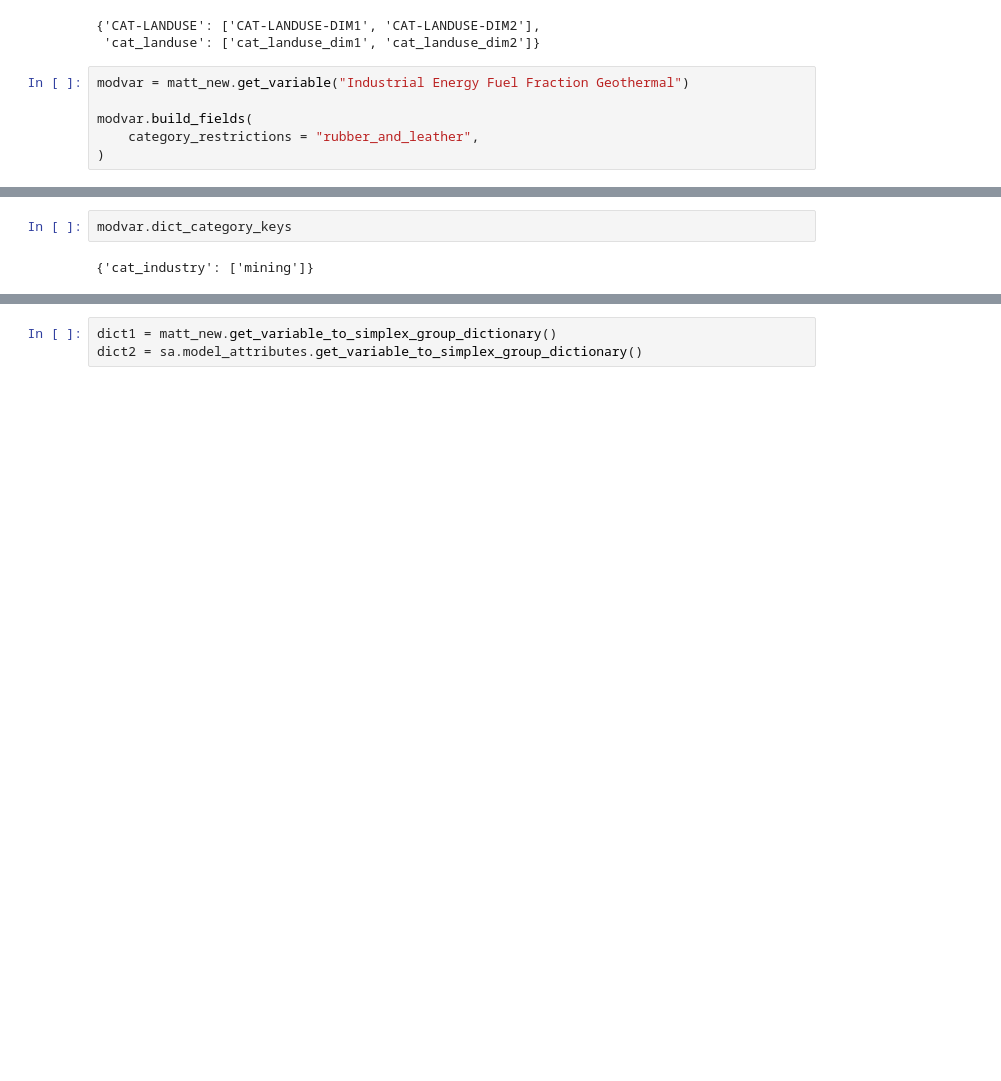
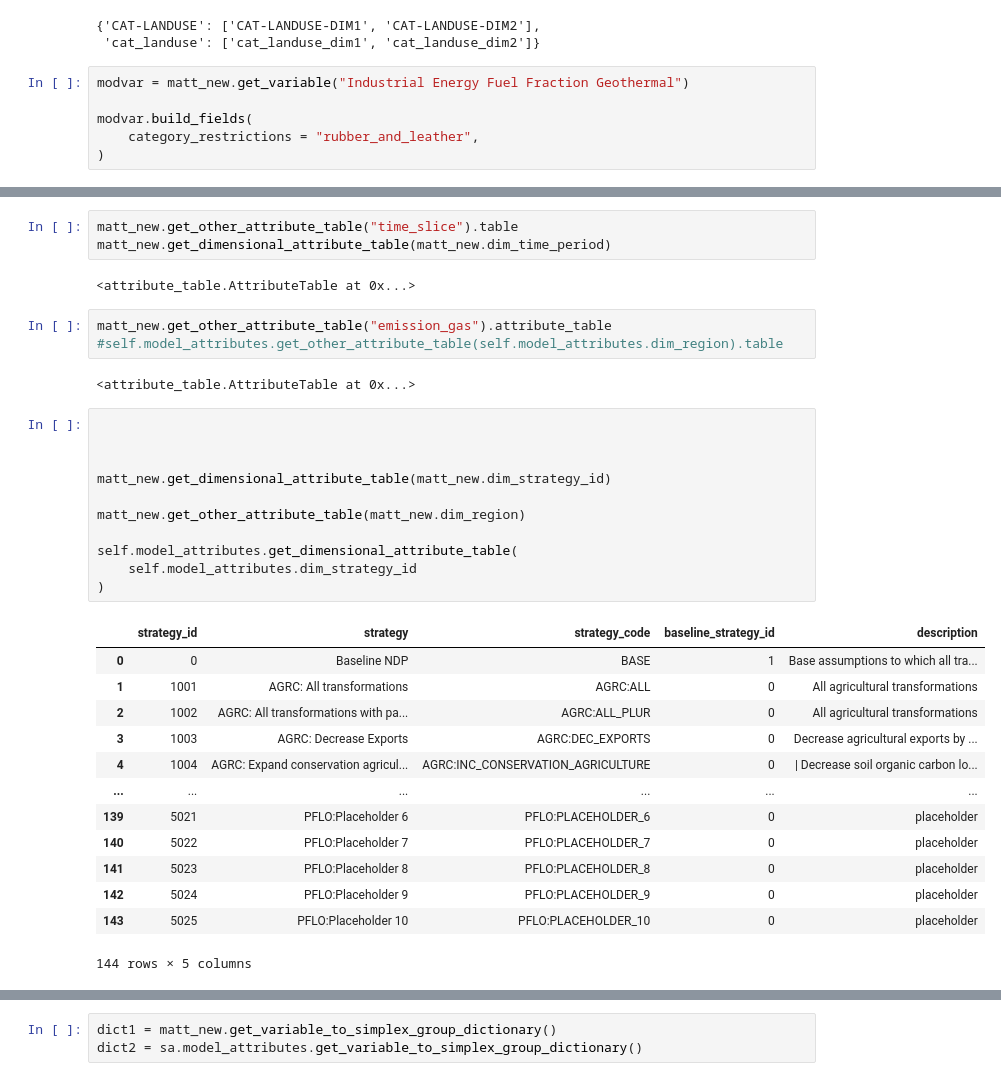
Before and after one commit to jcsyme/sisepuede, a Jupyter notebook: python/build_modvar_class.ipynb, the cells around one changed output, grey strips where cells are left out. Drawn from its saved outputs; the diff is of its cells as text; blank space fills up the shorter version.

```diff
--- a/python/build_modvar_class.ipynb
+++ b/python/build_modvar_class.ipynb
@@ -162,5 +168,36 @@ modvar.build_fields(
+# %%
+matt_new.get_other_attribute_table("time_slice").table
+matt_new.get_dimensional_attribute_table(matt_new.dim_time_period)
+# %% [output]
+<attribute_table.AttributeTable at 0x...>
 # %%
-modvar.dict_category_keys
+matt_new.get_other_attribute_table("emission_gas").attribute_table
+#self.model_attributes.get_other_attribute_table(self.model_attributes.dim_region).table
 # %% [output]
-{'cat_industry': ['mining']}
+<attribute_table.AttributeTable at 0x...>
+# %%
+
+
+
+matt_new.get_dimensional_attribute_table(matt_new.dim_strategy_id)
+
+matt_new.get_other_attribute_table(matt_new.dim_region)
+
+self.model_attributes.get_dimensional_attribute_table(
+    self.model_attributes.dim_strategy_id
+)
+# %% [output]
+|  | strategy_id | strategy | strategy_code | baseline_strategy_id | description |
+| 0 | 0 | Baseline NDP | BASE | 1 | Base assumptions to which all tra... |
+| 1 | 1001 | AGRC: All transformations | AGRC:ALL | 0 | All agricultural transformations |
+| 2 | 1002 | AGRC: All transformations with pa... | AGRC:ALL_PLUR | 0 | All agricultural transformations |
+| 3 | 1003 | AGRC: Decrease Exports | AGRC:DEC_EXPORTS | 0 | Decrease agricultural exports by ... |
+| 4 | 1004 | AGRC: Expand conservation agricul... | AGRC:INC_CONSERVATION_AGRICULTURE | 0 | | Decrease soil organic carbon lo... |
+| ... | ... | ... | ... | ... | ... |
+| 139 | 5021 | PFLO:Placeholder 6 | PFLO:PLACEHOLDER_6 | 0 | placeholder |
+| 140 | 5022 | PFLO:Placeholder 7 | PFLO:PLACEHOLDER_7 | 0 | placeholder |
+| 141 | 5023 | PFLO:Placeholder 8 | PFLO:PLACEHOLDER_8 | 0 | placeholder |
+| 142 | 5024 | PFLO:Placeholder 9 | PFLO:PLACEHOLDER_9 | 0 | placeholder |
+| 143 | 5025 | PFLO:Placeholder 10 | PFLO:PLACEHOLDER_10 | 0 | placeholder |
+144 rows × 5 columns
 # %%
```
Also changed, not shown: parts of 3 cells of this notebook, 22 other files.
